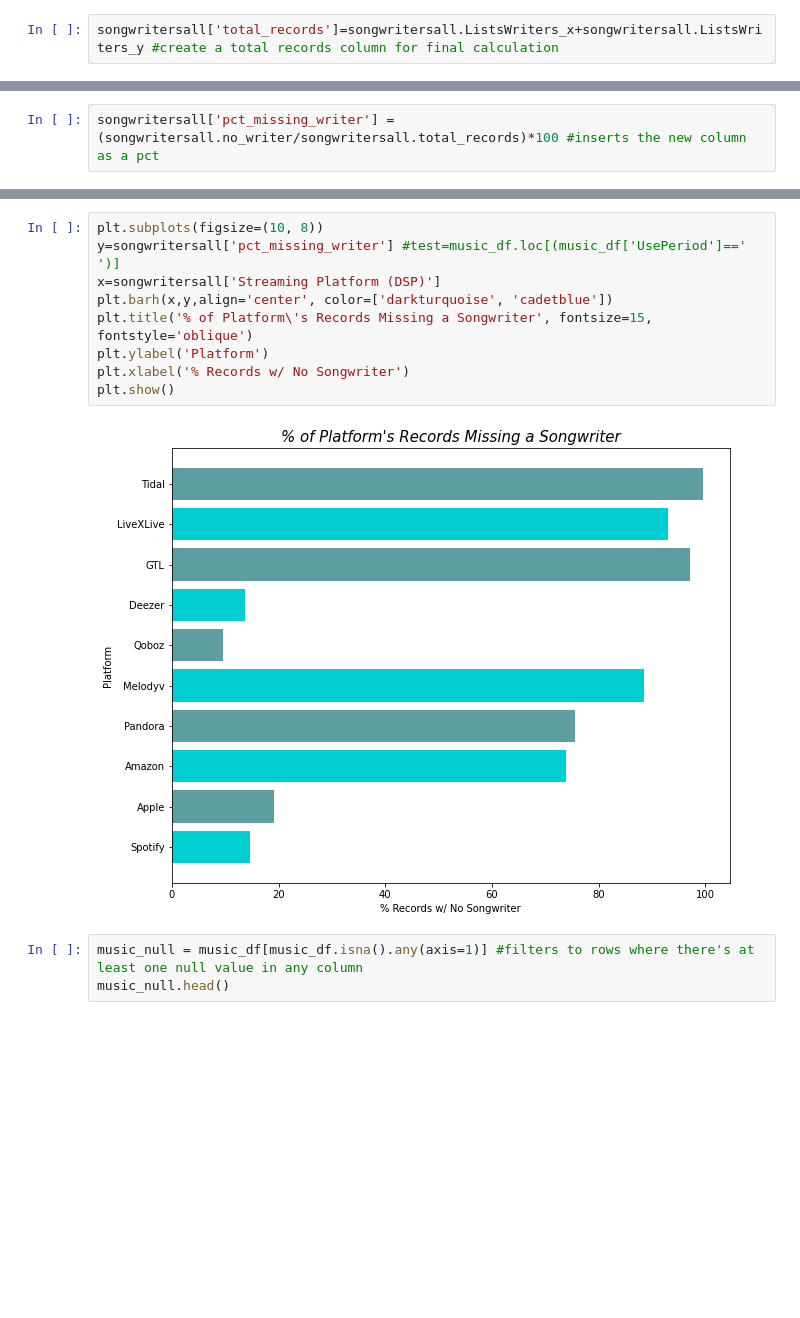
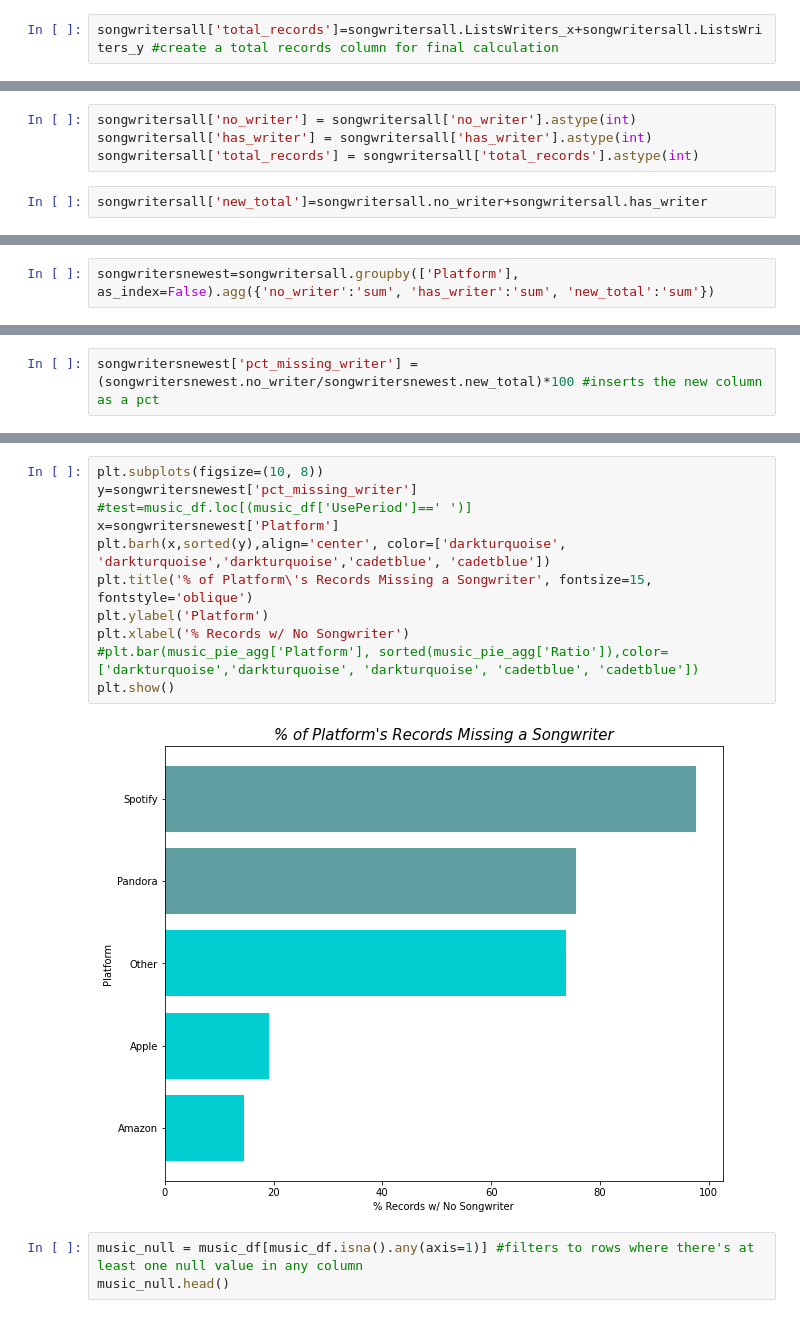
Before and after one commit to NSS-Data-Analytics-Cohort-6/mlc-project-count-dracula, a Jupyter notebook: notebooks/MLC_new.ipynb, the cells around one changed output, grey strips where cells are left out. Saved outputs shown, nothing was run; the diff lists cells and outputs as text; blank space fills up the shorter version.

Commit message:
changed bar chart

```diff
--- a/notebooks/MLC_new.ipynb
+++ b/notebooks/MLC_new.ipynb
@@ -129,0 +189,6 @@ songwritersall.head(10)
+# %%
+songwritersall['no_writer'] = songwritersall['no_writer'].astype(int)
+songwritersall['has_writer'] = songwritersall['has_writer'].astype(int)
+songwritersall['total_records'] = songwritersall['total_records'].astype(int)
+# %%
+songwritersall['new_total']=songwritersall.no_writer+songwritersall.has_writer
@@ -129,0 +204,2 @@ songwritersall.head(10)
+# %%
+songwritersnewest=songwritersall.groupby(['Platform'], as_index=False).agg({'no_writer':'sum', 'has_writer':'sum', 'new_total':'sum'})
@@ -130,2 +215,2 @@ songwritersall.head(10)
 # %%
-songwritersall['pct_missing_writer'] = (songwritersall.no_writer/songwritersall.total_records)*100 #inserts the new column as a pct
+songwritersnewest['pct_missing_writer'] = (songwritersnewest.no_writer/songwritersnewest.new_total)*100 #inserts the new column as a pct
@@ -148,14 +227,15 @@ songwritersall.head(10)
 # %%
 plt.subplots(figsize=(10, 8))
-y=songwritersall['pct_missing_writer'] #test=music_df.loc[(music_df['UsePeriod']==' ')]
-x=songwritersall['Streaming Platform (DSP)']
-plt.barh(x,y,align='center', color=['darkturquoise', 'cadetblue'])
+y=songwritersnewest['pct_missing_writer'] #test=music_df.loc[(music_df['UsePeriod']==' ')]
+x=songwritersnewest['Platform']
+plt.barh(x,sorted(y),align='center', color=['darkturquoise', 'darkturquoise','darkturquoise','cadetblue', 'cadetblue'])
 plt.title('% of Platform\'s Records Missing a Songwriter', fontsize=15, fontstyle='oblique')
 plt.ylabel('Platform')
 plt.xlabel('% Records w/ No Songwriter')
+#plt.bar(music_pie_agg['Platform'], sorted(music_pie_agg['Ratio']),color=['darkturquoise','darkturquoise', 'darkturquoise', 'cadetblue', 'cadetblue'])
 plt.show()
 # %% [output]
-[figure, old version]
+[figure, new version]
 # %%
 music_null = music_df[music_df.isna().any(axis=1)] #filters to rows where there's at least one null value in any column
 music_null.head()
```
Also changed, not shown: parts of 10 cells of this notebook.
